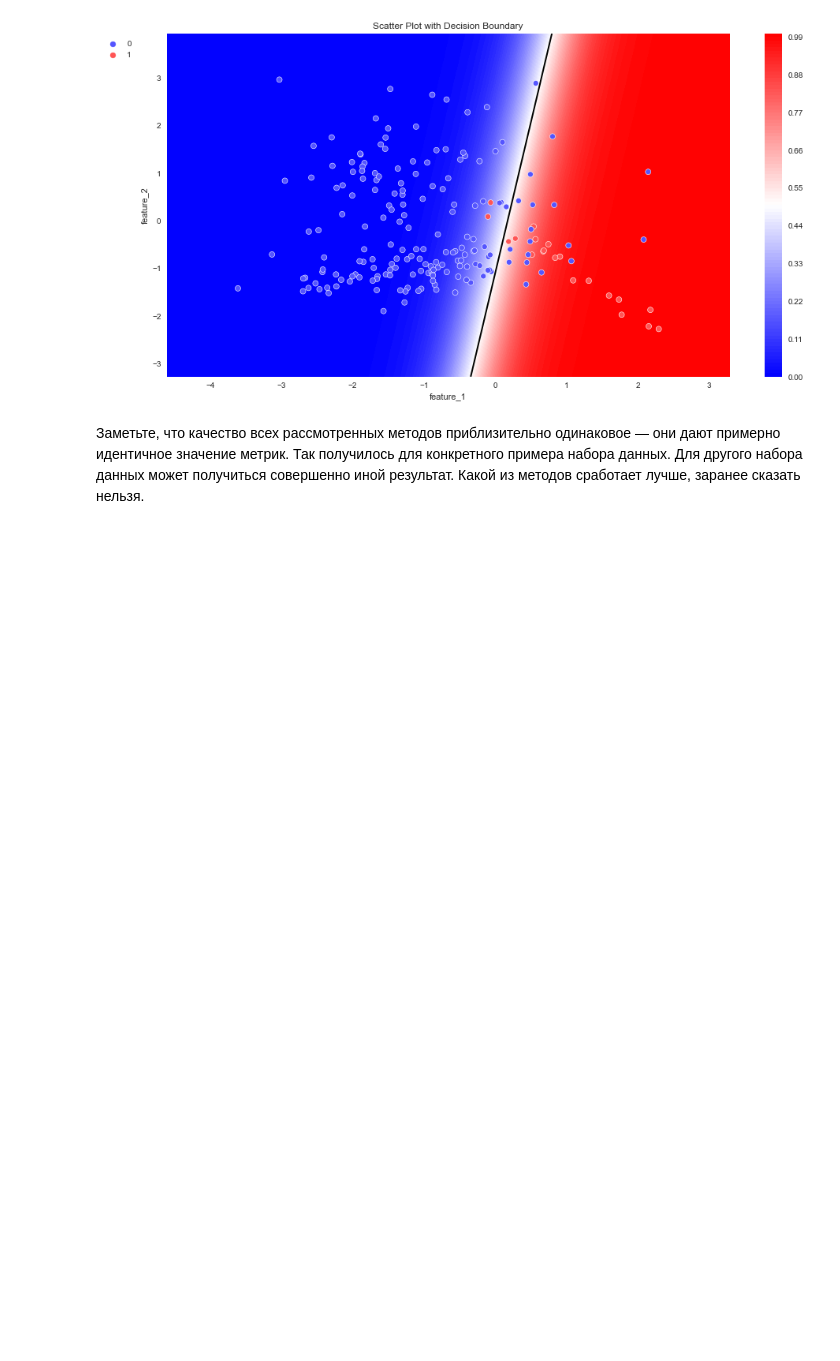
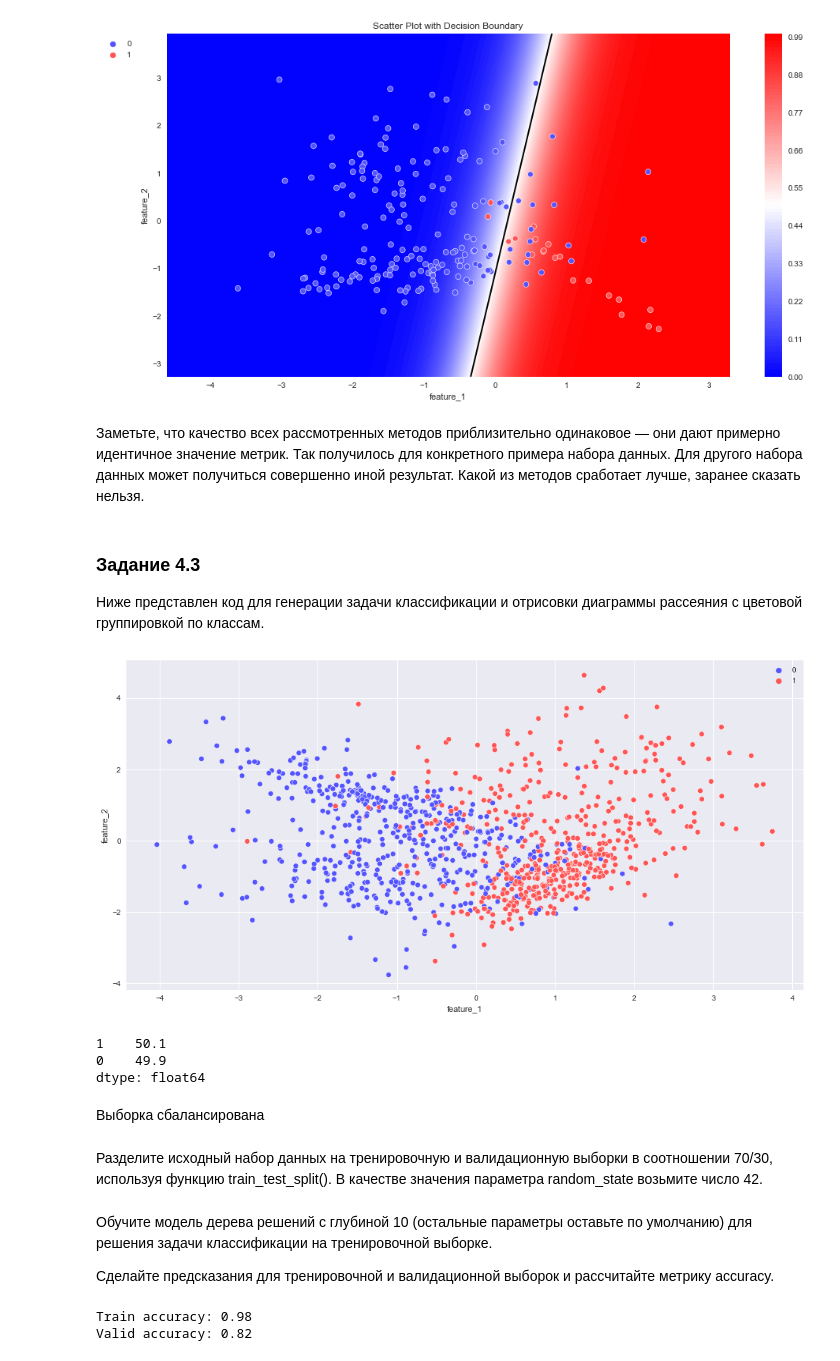
Before and after one commit to Chepell/SF_DS_Pro, a Jupyter notebook: ML-5/tasks.ipynb, the cells around one changed output. Drawn from its saved outputs; the diff is of its cells as text; code cells hidden in the pictures; blank space fills up the shorter version.

```diff
--- a/ML-5/tasks.ipynb
+++ b/ML-5/tasks.ipynb
@@ -268,3 +268,37 @@ plot_probabilities_2d(X, y, lr)
 [figure]
 # %% [markdown]
 Заметьте, что качество всех рассмотренных методов приблизительно одинаковое — они дают примерно идентичное значение метрик. Так получилось для конкретного примера набора данных. Для другого набора данных может получиться совершенно иной результат. Какой из методов сработает лучше, заранее сказать нельзя.
+# %% [markdown]
+### Задание 4.3
+Ниже представлен код для генерации задачи классификации и отрисовки диаграммы рассеяния с цветовой группировкой по классам.
+# %%
+from sklearn import datasets
+
+X, y = datasets.make_classification(
+    n_samples=1000, # количество объектов
+    n_features=2, # количество признаков
+    n_informative=2, # количество информативных признаков
+    n_redundant=0, # количество неинформативных признаков
+    n_classes=2, # количество классов
+    n_clusters_per_class=2, # количество кластеров внутри класса
+    random_state=1 # генератор случайных чисел
+)
+
+X = pd.DataFrame(X, columns=['feature_1', 'feature_2'])
+y = pd.Series(y)
+
+fig, ax = plt.subplots(figsize = (16, 8))
+sns.scatterplot(x=X['feature_1'], y=X['feature_2'], hue=y, palette='seismic', ax=ax)
+plt.show()
+# %% [output]
+[figure, added]
+# %%
+y.value_counts(normalize=True) * 100
+# %% [output]
+1    50.1
+0    49.9
+dtype: float64
+# %% [markdown]
+Выборка сбалансирована
+# %% [markdown]
+Разделите исходный набор данных на тренировочную и валидационную выборки в соотношении 70/30, используя функцию train_test_split(). В качестве значения параметра random_state возьмите число 42.
@@ -270,0 +307,22 @@ plot_probabilities_2d(X, y, lr)
+# %% [markdown]
+Обучите модель дерева решений с глубиной 10 (остальные параметры оставьте по умолчанию) для решения задачи классификации на тренировочной выборке.
+
+Сделайте предсказания для тренировочной и валидационной выборок и рассчитайте метрику accuracy.
+# %%
+model = tree.DecisionTreeClassifier(
+    max_depth=10
+)
+
+# Обучаем модель на тренировочной выборке
+model.fit(X_train, y_train)
+
+# Делаем предсказание для каждой из выборок
+y_train_pred = model.predict(X_train)
+y_valid_pred = model.predict(X_valid)
+
+# Выводим значения метрик
+print(f'Train accuracy: {metrics.accuracy_score(y_train, y_train_pred):.2f}')
+print(f'Valid accuracy: {metrics.accuracy_score(y_valid, y_valid_pred):.2f}')
+# %% [output]
+Train accuracy: 0.98
+Valid accuracy: 0.82
```
Also changed, not shown: parts of 6 cells of this notebook, 1 other file.
